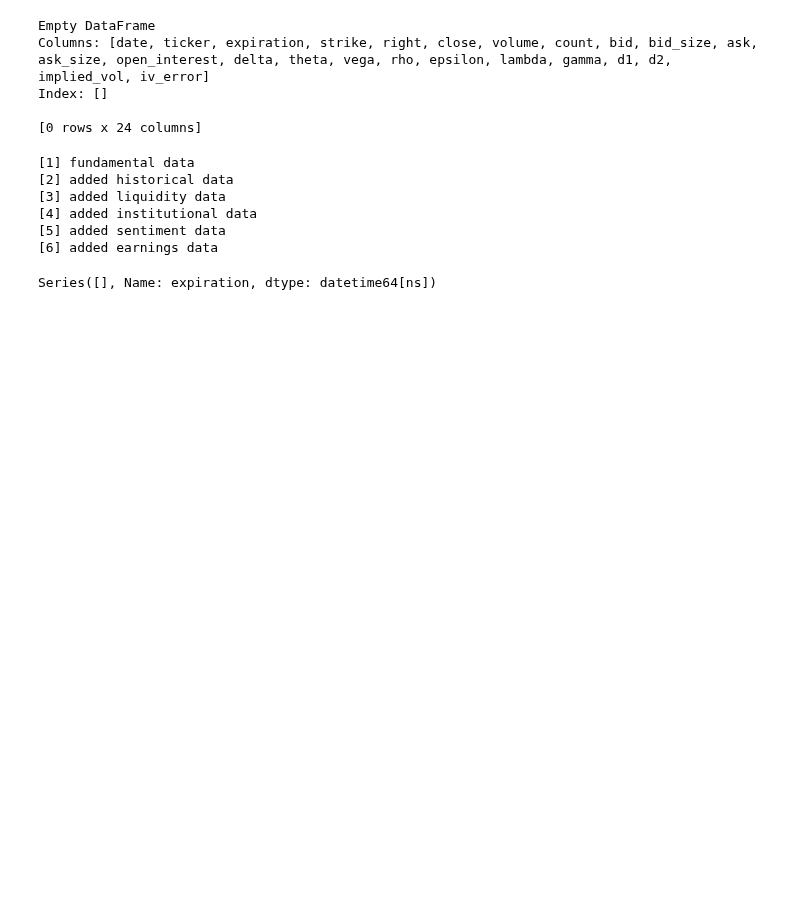
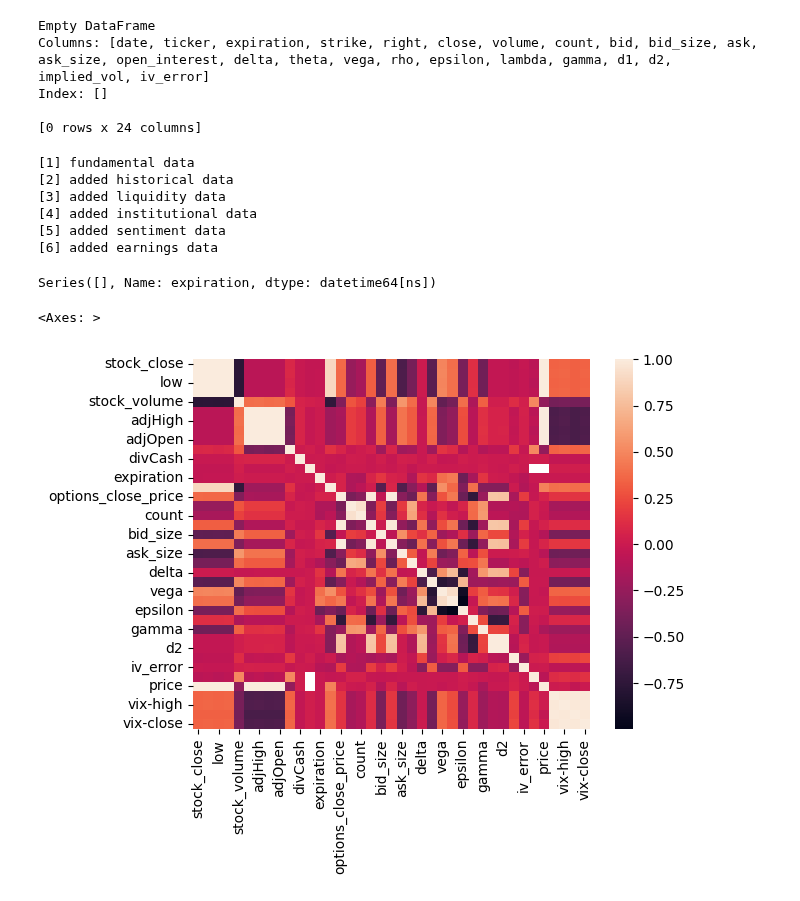
Before and after one commit to themoonwalker1/quantcap-options, a Jupyter notebook: options_data_retrieval.ipynb, the cells around one changed output. Cells and saved outputs as stored; diff of their text form; code cells hidden in the pictures; blank space fills up the shorter version.

```diff
--- a/options_data_retrieval.ipynb
+++ b/options_data_retrieval.ipynb
@@ -710,7 +727,7 @@ def get_percent_changes(df):
 test = GatherData()
 fundamental_data = test.get_fundamental_data("GOOGL", "2020-01-01", "2025-01-01")
 historical_data = test.get_historical_data(["GOOGL"], "2020-01-01", "2025-01-01")
-liquidity_data = test.get_liquidity_data(['GOOGL'],"2024-01-10","2025-01-10")
+liquidity_data = processor.get_liquidity_data(['GOOGL'],"2024-01-10","2025-01-10")
 institutional_data = test.get_institutional_data("institutional_data.csv", ["GOOGL"], "2022-01-10", "2025-01-10")
 sentiment_data = test.get_sentiment_data(["GOOGL"], "2025-01-01", "2025-01-10")
 earnings_data = test.get_earnings_data(["GOOGL"], "2025-01-01", "2025-01-10")
@@ -748,7 +765,7 @@ df = pd.DataFrame(fundamental_data)
 print('[2] added historical data')
 df = pd.merge(df, historical_data, how="outer", on=["ticker", "date"])
 print('[3] added liquidity data')
-# df = pd.merge(df, liquidity_data, how="outer", on=["ticker", "date"])
+df = pd.merge(df, liquidity_data, how="outer", on=["date"])
 print('[4] added institutional data')
 # df = pd.merge(df, institutional_data, how="outer", on=["ticker", "date"])
 print('[5] added sentiment data')
@@ -782,28 +799,38 @@ df = df.drop(columns={"right"})
 # %%
 ## Seaborn data processing
 # df = df.shift()
 # sns.heatmap(df.corr('pearson')) ## df_all is data
-
 processed_df = df.copy()
 # processed_df = processed_df.drop(columns={"high", "low", "stock_close", "open", "adjHigh", "adjLow", "adjOpen"})
 processed_df = processed_df[processed_df["options_close_price"] != 0]
 processed_df["implied_vol"] = processed_df["implied_vol"].shift(-1)
 atr = pd.DataFrame()
 atr["H-L"] = processed_df["adjHigh"] - processed_df["adjLow"]
 atr["H-C"] = processed_df["adjHigh"] - processed_df["adjClose"]
 atr["L-C"] = processed_df["adjLow"] - processed_df["adjClose"]
 atr = atr.abs()
 column = atr.max(axis=1)
 atr["ATR"] = column
-processed_df = processed_df.join(atr, how="left")
-
-
-# strike_of_zero = processed_df["strike"][processed_df["options_close_price"]==0] / 1000
-# stock_of_zero = processed_df["adjClose"][processed_df["options_close_price"]==0]
+# processed_df = processed_df.join(atr, how="left")
+# strike_of_zero = processed_df["strike"][processed_df["options_close_price"] == 0] / 1000
+# stock_of_zero = processed_df["adjClose"][processed_df["options_close_price"] == 0]
 # print(stock_of_zero)
 # processed_df["SMA"] = processed_df["stock_close"].rolling(window=30).mean()
 # processed_df["SMA"] = processed_df["SMA"].fillna(0)
-# typical_price = (processed_df["adjHigh"] + processed_df["adjLow"] + processed_df["adjClose"])/3
+# typical_price = (processed_df["adjHigh"] + processed_df["adjLow"] + processed_df["adjClose"]) / 3
 # raw_money_flow = typical_price * processed_df["stock_volume"]
-# sns.heatmap(processed_df.corr(method='spearman'))
+
+# Assuming processed_df is your DataFrame
+# Filter only numeric columns for correlation
+numeric_columns = processed_df.select_dtypes(include=["number"])
+
+# Check if numeric_columns is empty to avoid further errors
+if numeric_columns.empty:
+    raise ValueError("No numeric columns available for correlation calculation.")
+
+# Plot heatmap with Spearman correlation
+sns.heatmap(numeric_columns.corr(method="spearman"))
 # sns.pairplot(df)
+# %% [output]
+<Axes: >
+[figure, added]
```
Also changed, not shown: parts of 1 cell of this notebook.
